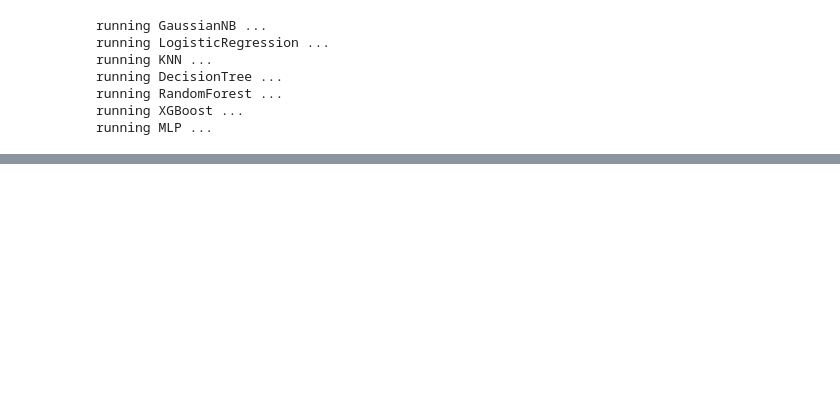
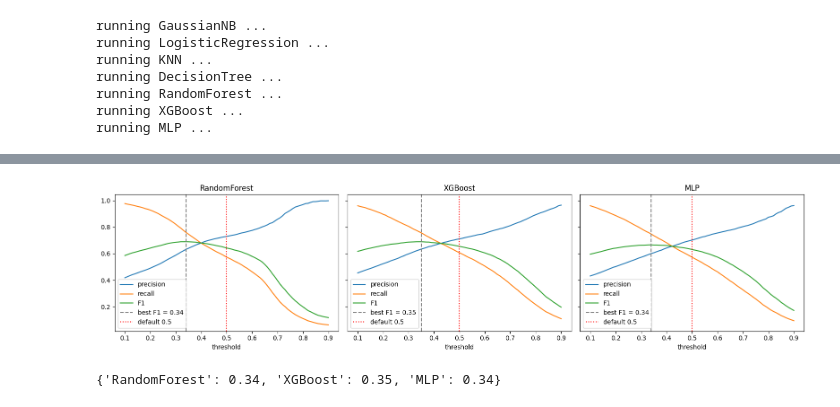
Before and after one commit to nourMelegy/City-Hotel-Booking-Demand-ML-Model, a Jupyter notebook: src/classification/tuned_training/Tuned_classfication_Fixed.ipynb, the cells around one changed output, grey strips where cells are left out. Saved outputs shown, nothing was run; the diff lists cells and outputs as text; code cells hidden in the pictures; blank space fills up the shorter version.

Commit message:
classfication models basline and tuned

```diff
--- a/src/classification/tuned_training/Tuned_classfication_Fixed.ipynb
+++ b/src/classification/tuned_training/Tuned_classfication_Fixed.ipynb
@@ -228,0 +374,17 @@ baseline.to_csv("../../../outputs/classification_Cross-validation_Results_AfterA
+# %%
+# Comparing baseline vs. tuned models
+
+tuned_rows = []
+for name, s in searches.items():
+    #the model with its best settings
+    #ex: So best_model is the Random Forest classifier with the best hyperparameters
+    best_model = s.best_estimator_.named_steps["model"]
+    #Index [1] retrieves the scaling setting
+    scale = to_tune[name][1]
+    tuned_rows.append(run_cv(name + "_tuned", best_model, scale=scale))   # same 10-fit CV as baseline
+
+base_sel = baseline_selected.copy()
+base_sel["model"] = base_sel["model"] + "_baseline"
+compare = pd.concat([base_sel, pd.DataFrame(tuned_rows).round(4)]).sort_values("model")
+display(compare)
+compare.to_csv("../../../outputs/classification_baseline_vs_tuned_cv.csv", index=False)
@@ -228,0 +399,13 @@ baseline.to_csv("../../../outputs/classification_Cross-validation_Results_AfterA
+# %%
+#Try changing the thershold
+
+from sklearn.model_selection import cross_val_predict
+from sklearn.metrics import precision_score, f1_score, accuracy_score
+import matplotlib.pyplot as plt
+
+oof = {}   # name -> probability of "canceled" for every train row
+for name, s in searches.items():
+    oof[name] = cross_val_predict(
+        s.best_estimator_, X_train, y_train, cv=cv5,
+        method="predict_proba", n_jobs=-1)[:, 1]   # column 1 = probability of class 1
+    print(name, "done")
@@ -228,0 +461,27 @@ baseline.to_csv("../../../outputs/classification_Cross-validation_Results_AfterA
+# %%
+fig, axes = plt.subplots(1, 3, figsize=(16, 4), sharey=True)
+for ax, (name, sw) in zip(axes, sweeps.items()):
+    ax.plot(sw["threshold"], sw["precision"], label="precision")
+    ax.plot(sw["threshold"], sw["recall"],    label="recall")
+    ax.plot(sw["threshold"], sw["f1"],        label="F1")
+    best_t = sw.loc[sw["f1"].idxmax(), "threshold"]
+    ax.axvline(best_t, color="gray", linestyle="--", label=f"best F1 = {best_t}")
+    ax.axvline(0.5, color="red", linestyle=":", label="default 0.5")
+    ax.set_title(name); ax.set_xlabel("threshold"); ax.legend()
+plt.tight_layout()
+plt.savefig("../../../outputs/classification_threshold_curves.png", dpi=150)
+plt.show()
+# %% [output]
+[figure, added]
+# %%
+thr_table.to_csv("../../../outputs/classification_threshold_results.csv", index=False)
+
+# The threshold we will actually use per model. Starts as best F1.
+chosen_threshold = {name: float(sw.loc[sw["f1"].idxmax(), "threshold"])
+                    for name, sw in sweeps.items()}
+print(chosen_threshold)
+
+with open("../../../outputs/classification_thresholds.json", "w") as f:
+    json.dump(chosen_threshold, f, indent=2)
+# %% [output]
+{'RandomForest': 0.34, 'XGBoost': 0.35, 'MLP': 0.34}
```
Also changed, not shown: parts of 32 cells of this notebook, 51 other files.
